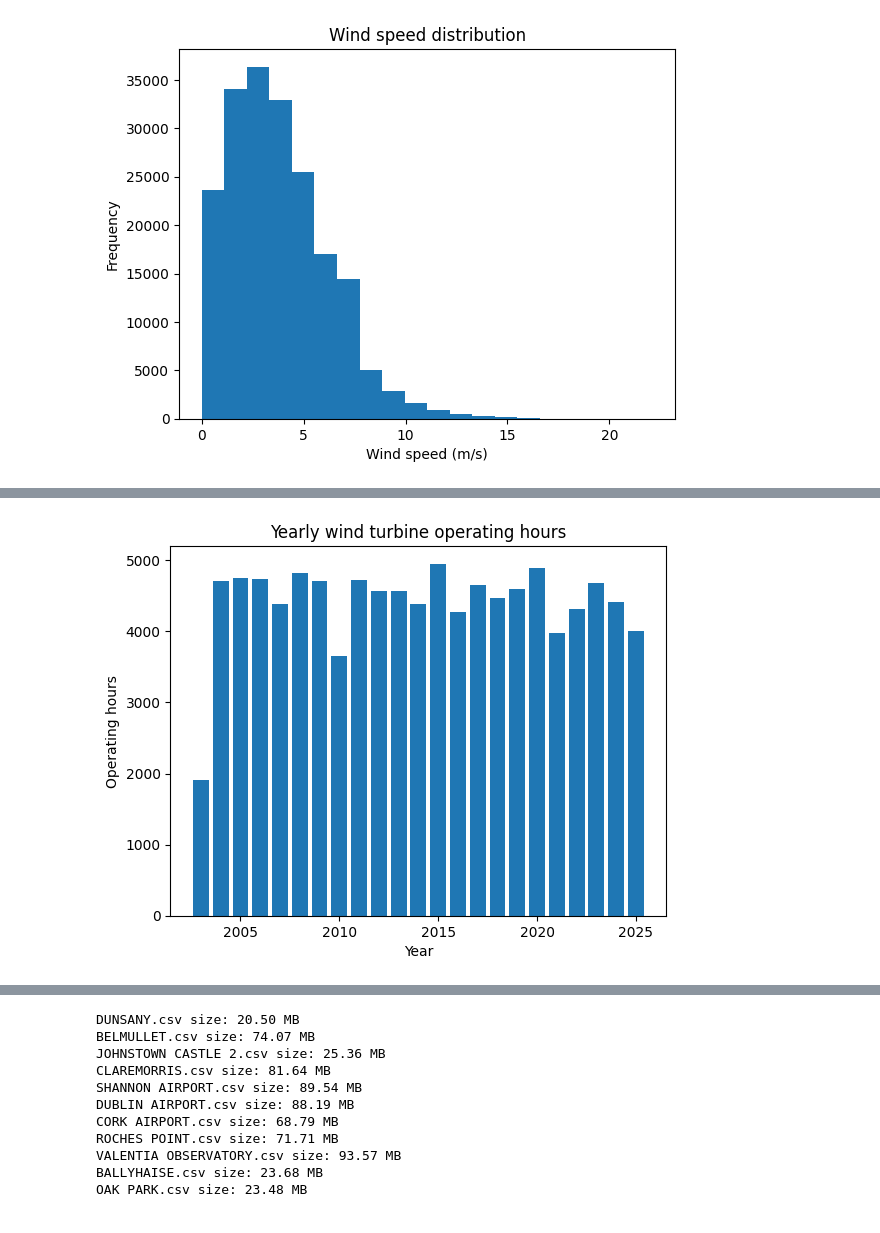
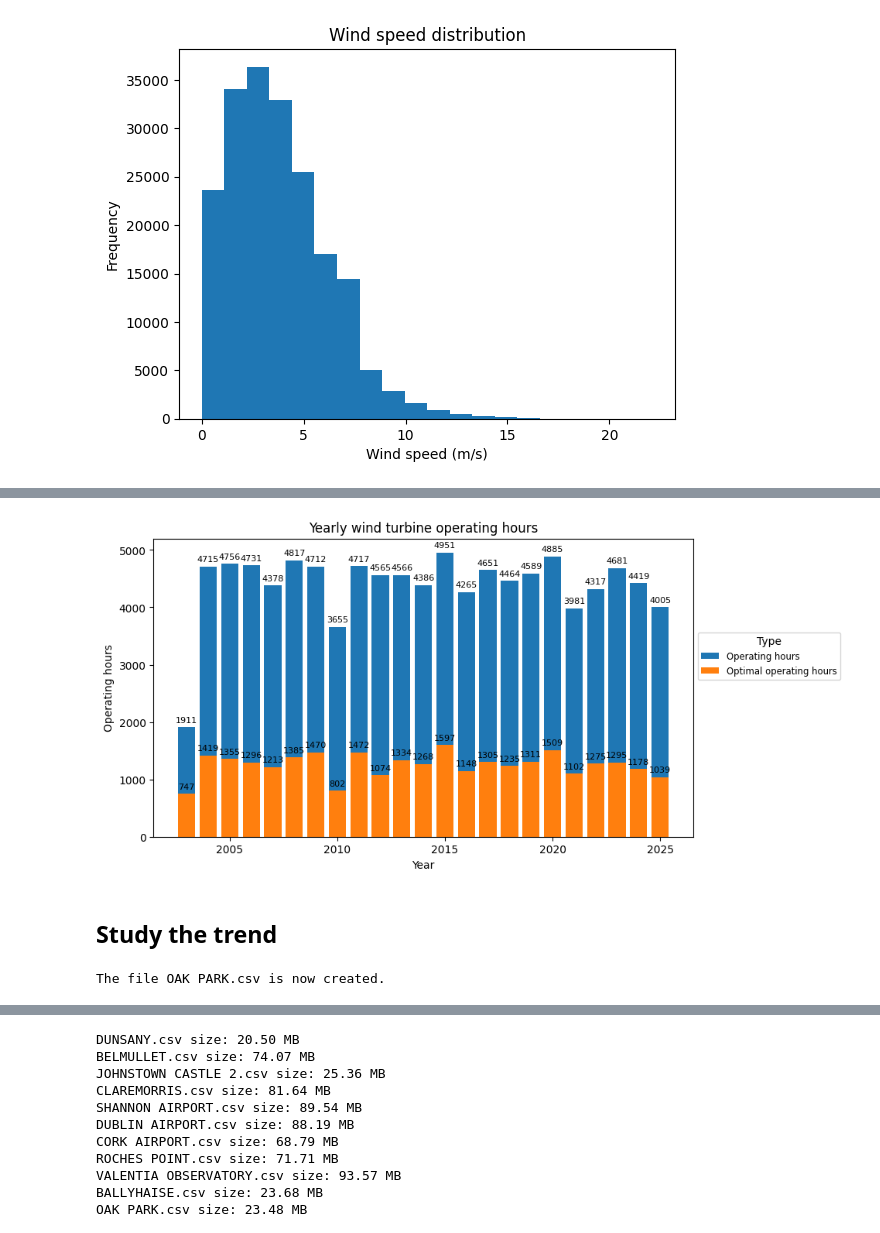
Before and after one commit to quyenphanlyons/programming-for-data-analytics, a Jupyter notebook: project/weather.ipynb, the cells around one changed output, grey strips where cells are left out. Saved outputs shown, nothing was run; the diff lists cells and outputs as text; code cells hidden in the pictures.

Commit message:
more plot

```diff
--- a/project/weather.ipynb
+++ b/project/weather.ipynb
@@ -349,8 +365,31 @@ yearly_optimal = oakpark.groupby("year")["optimal"].sum().mean()
 # %%
-plt.bar(yearly_hours.index, yearly_hours.values)
-plt.xlabel("Year")
-plt.ylabel("Operating hours")
-plt.title("Yearly wind turbine operating hours")
+# Number of hours of operation in total per year
+yearly_operating = oakpark.groupby("year")["operating"].sum()
+# Number of hours of optimal production in total per year
+yearly_optimal= oakpark.groupby("year")["optimal"].sum()
+
+# Plot
+fig, ax = plt.subplots(figsize=(9, 5))
+
+bars1 = ax.bar(yearly_operating.index, yearly_operating.values, label="Operating hours")
+bars2 = ax.bar(yearly_optimal.index, yearly_optimal.values, label="Optimal operating hours")
+
+ax.set_xlabel("Year")
+ax.set_ylabel("Operating hours")
+ax.set_title("Yearly wind turbine operating hours")
+
+# value labels
+ax.bar_label(bars1, fontsize=8, padding=3)
+ax.bar_label(bars2, fontsize=8, padding=3)
+# legend
+ax.legend(title="Type", fontsize="small",bbox_to_anchor=(1,0.7))
+
 plt.show()
 # %% [output]
-[figure, old version]
+[figure, new version]
+# %% [markdown]
+## Study the trend
+# %%
+file_with_station("data/hly375.csv","OAK PARK")
+# %% [output]
+The file OAK PARK.csv is now created.
```
Also changed, not shown: parts of 19 cells of this notebook, 4 other files.
